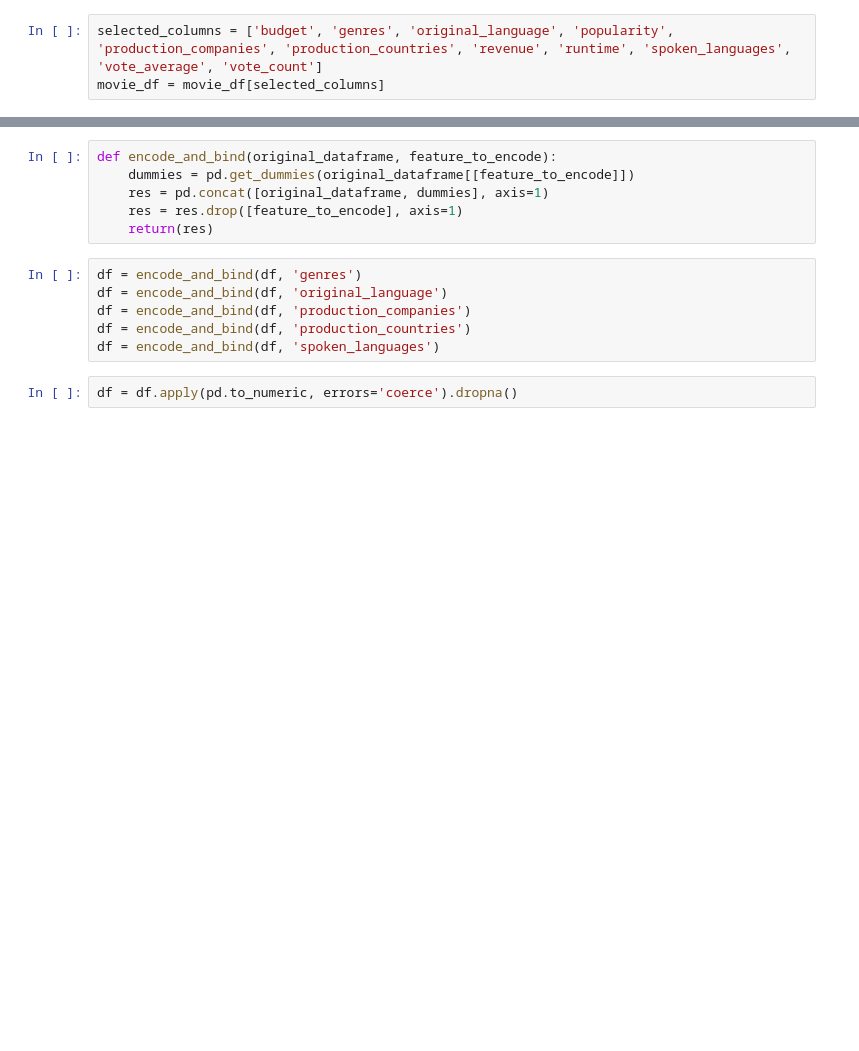
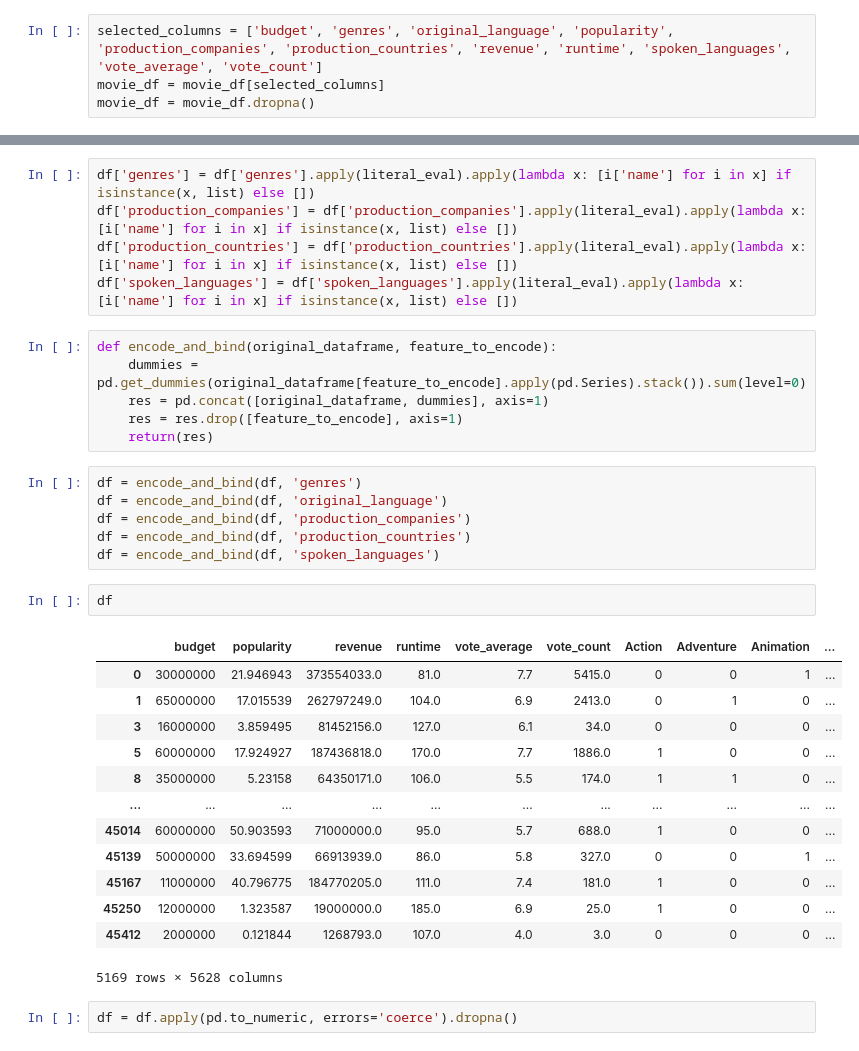
Before and after one commit to COGS118A/Group030-SP23, a Jupyter notebook: Checkpoint_Group030-SP23.ipynb, the cells around one changed output, grey strips where cells are left out. Drawn from its saved outputs; the diff is of its cells as text; blank space fills up the shorter version.

```diff
--- a/Checkpoint_Group030-SP23.ipynb
+++ b/Checkpoint_Group030-SP23.ipynb
@@ -133,6 +121,7 @@ movie_df
 # %%
 selected_columns = ['budget', 'genres', 'original_language', 'popularity', 'production_companies', 'production_countries', 'revenue', 'runtime', 'spoken_languages', 'vote_average', 'vote_count']
 movie_df = movie_df[selected_columns]
+movie_df = movie_df.dropna()
 # %%
 df = movie_df[(movie_df != 0 ).all(1)]
 df = df[(df != '0').all(1)]
@@ -142,6 +146,11 @@ df = df[(df != '[]').all(1)]
+# %%
+df['genres'] = df['genres'].apply(literal_eval).apply(lambda x: [i['name'] for i in x] if isinstance(x, list) else [])
+df['production_companies'] = df['production_companies'].apply(literal_eval).apply(lambda x: [i['name'] for i in x] if isinstance(x, list) else [])
+df['production_countries'] = df['production_countries'].apply(literal_eval).apply(lambda x: [i['name'] for i in x] if isinstance(x, list) else [])
+df['spoken_languages'] = df['spoken_languages'].apply(literal_eval).apply(lambda x: [i['name'] for i in x] if isinstance(x, list) else [])
 # %%
 def encode_and_bind(original_dataframe, feature_to_encode):
-    dummies = pd.get_dummies(original_dataframe[[feature_to_encode]])
+    dummies = pd.get_dummies(original_dataframe[feature_to_encode].apply(pd.Series).stack()).sum(level=0)
     res = pd.concat([original_dataframe, dummies], axis=1)
     res = res.drop([feature_to_encode], axis=1)
     return(res)
@@ -151,6 +160,22 @@ df = encode_and_bind(df, 'original_language')
 df = encode_and_bind(df, 'production_companies')
 df = encode_and_bind(df, 'production_countries')
 df = encode_and_bind(df, 'spoken_languages')
+# %%
+df
+# %% [output]
+|  | budget | popularity | revenue | runtime | vote_average | vote_count | Action | Adventure | Animation | ... |
+| 0 | 30000000 | 21.946943 | 373554033.0 | 81.0 | 7.7 | 5415.0 | 0 | 0 | 1 | ... |
+| 1 | 65000000 | 17.015539 | 262797249.0 | 104.0 | 6.9 | 2413.0 | 0 | 1 | 0 | ... |
+| 3 | 16000000 | 3.859495 | 81452156.0 | 127.0 | 6.1 | 34.0 | 0 | 0 | 0 | ... |
+| 5 | 60000000 | 17.924927 | 187436818.0 | 170.0 | 7.7 | 1886.0 | 1 | 0 | 0 | ... |
+| 8 | 35000000 | 5.23158 | 64350171.0 | 106.0 | 5.5 | 174.0 | 1 | 1 | 0 | ... |
+| ... | ... | ... | ... | ... | ... | ... | ... | ... | ... | ... |
+| 45014 | 60000000 | 50.903593 | 71000000.0 | 95.0 | 5.7 | 688.0 | 1 | 0 | 0 | ... |
+| 45139 | 50000000 | 33.694599 | 66913939.0 | 86.0 | 5.8 | 327.0 | 0 | 0 | 1 | ... |
+| 45167 | 11000000 | 40.796775 | 184770205.0 | 111.0 | 7.4 | 181.0 | 1 | 0 | 0 | ... |
+| 45250 | 12000000 | 1.323587 | 19000000.0 | 185.0 | 6.9 | 25.0 | 1 | 0 | 0 | ... |
+| 45412 | 2000000 | 0.121844 | 1268793.0 | 107.0 | 4.0 | 3.0 | 0 | 0 | 0 | ... |
+5169 rows × 5628 columns
 # %%
 df = df.apply(pd.to_numeric, errors='coerce').dropna()
 # %%
```
Also changed, not shown: parts of 3 cells of this notebook.
